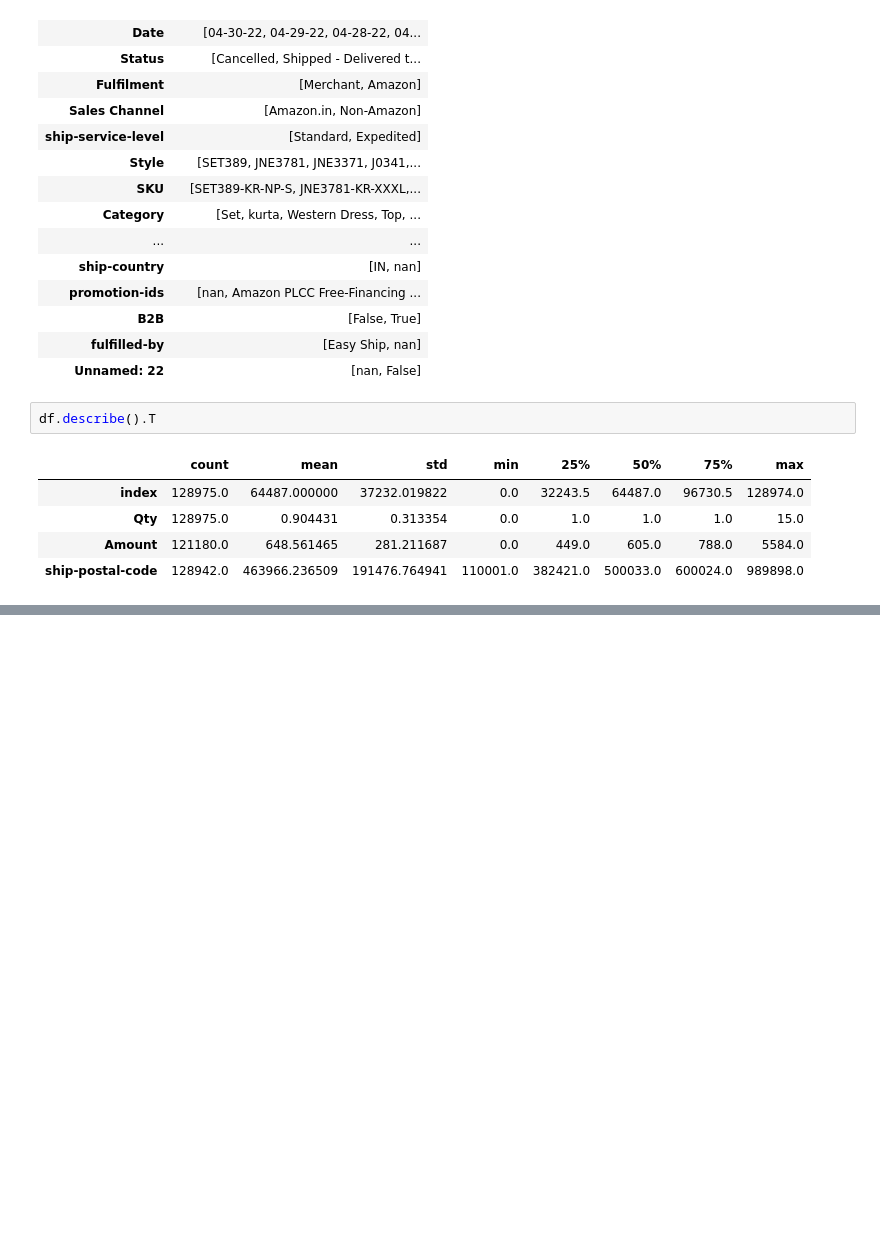
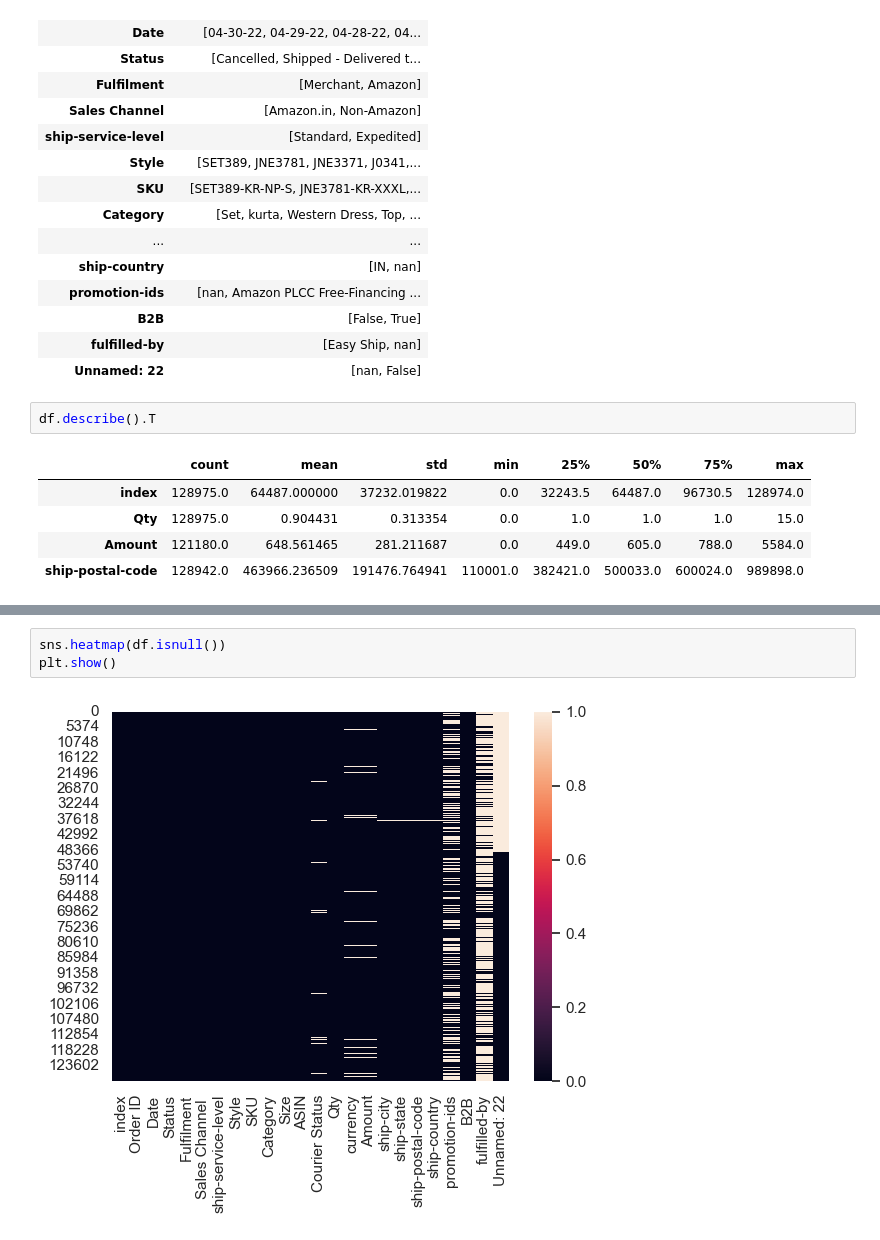
Before and after one commit to CC-Sev/E-Commerce-Sales-Dataset-Analysis, a Jupyter notebook: amazon_sales_data.ipynb, the cells around one changed output, grey strips where cells are left out. Cells and saved outputs as stored; diff of their text form; blank space fills up the shorter version.

```diff
--- a/amazon_sales_data.ipynb
+++ b/amazon_sales_data.ipynb
@@ -144,0 +142,5 @@ df.describe()
+# %%
+sns.heatmap(df.isnull())
+plt.show()
+# %% [output]
+[figure, added]
```
Also changed, not shown: parts of 38 cells of this notebook.
